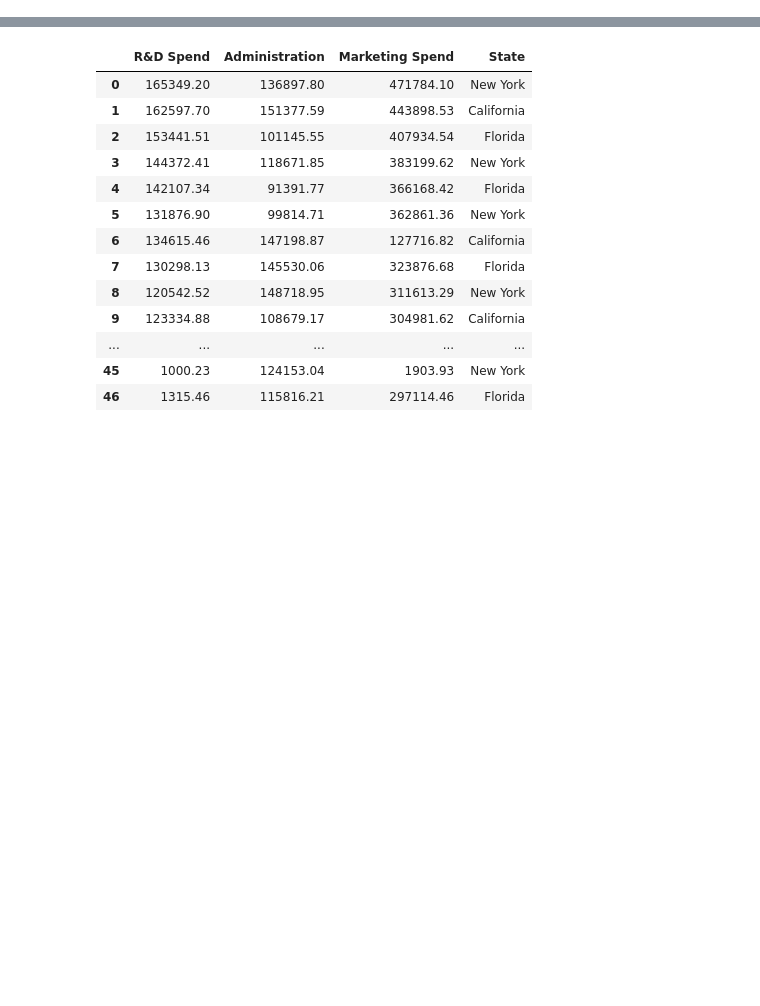
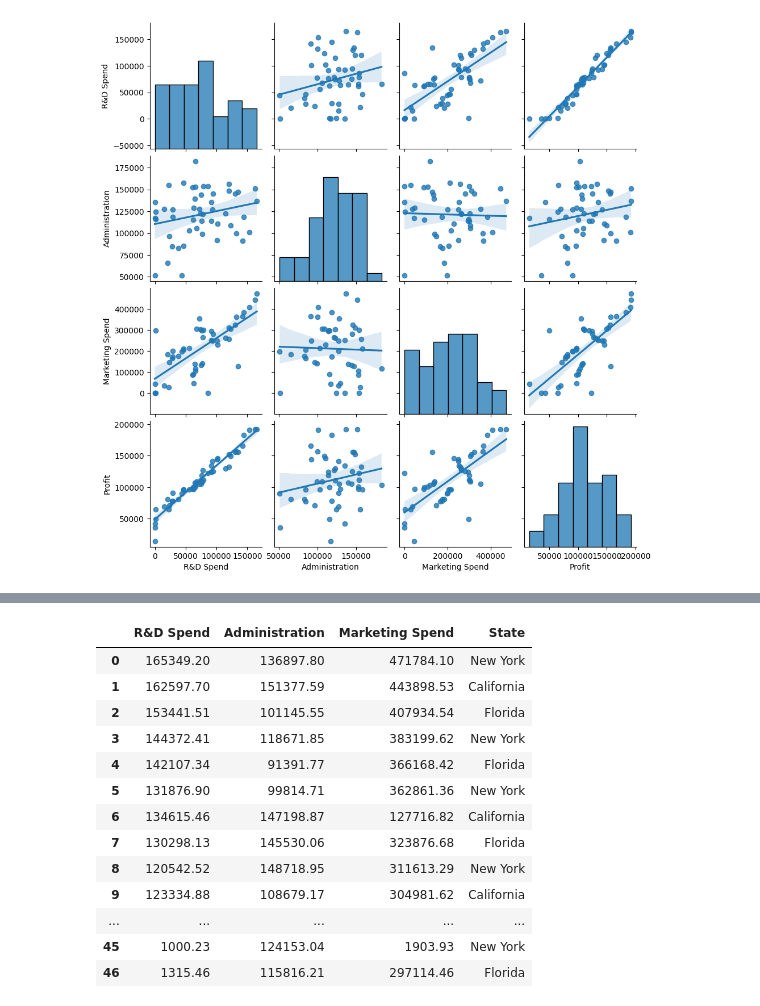
Before and after one commit to its-relative/Excelr, a Jupyter notebook: assignments/mullinearreg/startupsRedifined.ipynb, the cells around one changed output, grey strips where cells are left out. Saved outputs shown, nothing was run; the diff lists cells and outputs as text; code cells hidden in the pictures; blank space fills up the shorter version.

```diff
--- a/assignments/mullinearreg/startupsRedifined.ipynb
+++ b/assignments/mullinearreg/startupsRedifined.ipynb
@@ -7,0 +80,5 @@ df = data.copy()
+# %%
+sns.pairplot(df, kind='reg')
+plt.show()
+# %% [output]
+[figure, added]
```
Also changed, not shown: parts of 36 cells of this notebook, 2 other files.
